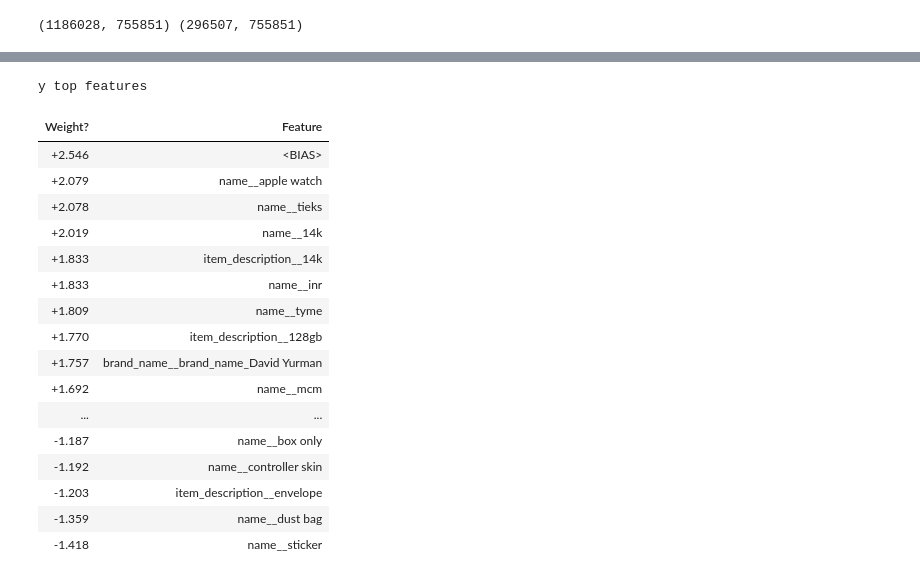
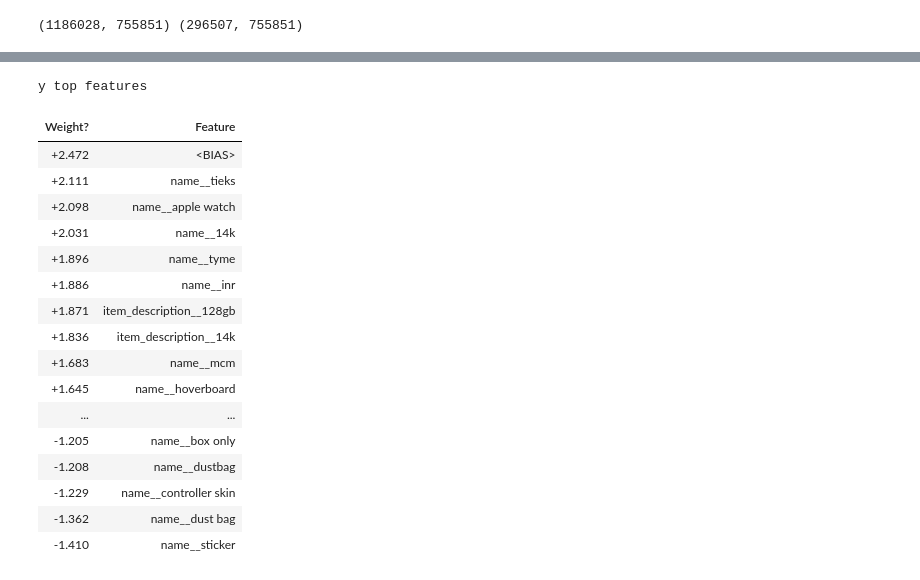
Before and after one commit to mbacvanski/DS4400_PricePrediction, a Jupyter notebook: jason_ridge_explained.ipynb, the cells around one changed output, grey strips where cells are left out. Saved outputs shown, nothing was run; the diff lists cells and outputs as text; code cells hidden in the pictures.

```diff
--- a/jason_ridge_explained.ipynb
+++ b/jason_ridge_explained.ipynb
@@ -189,24 +227,24 @@ Wall time: 6min 49s
 # %%
-eli5.show_weights(model, vec=vectorizer, top=100)
+eli5.show_weights(model, vec=vectorizer, top=(30, 30))
 # %% [output]
 y top features
 | Weight? | Feature |
-| +2.546 | <BIAS> |
-| +2.079 | name__apple watch |
-| +2.078 | name__tieks |
-| +2.019 | name__14k |
-| +1.833 | item_description__14k |
-| +1.833 | name__inr |
-| +1.809 | name__tyme |
-| +1.770 | item_description__128gb |
-| +1.757 | brand_name__brand_name_David Yurman |
-| +1.692 | name__mcm |
+| +2.472 | <BIAS> |
+| +2.111 | name__tieks |
+| +2.098 | name__apple watch |
+| +2.031 | name__14k |
+| +1.896 | name__tyme |
+| +1.886 | name__inr |
+| +1.871 | item_description__128gb |
+| +1.836 | item_description__14k |
+| +1.683 | name__mcm |
+| +1.645 | name__hoverboard |
 | ... | ... |
-| -1.187 | name__box only |
-| -1.192 | name__controller skin |
-| -1.203 | item_description__envelope |
-| -1.359 | name__dust bag |
-| -1.418 | name__sticker |
+| -1.205 | name__box only |
+| -1.208 | name__dustbag |
+| -1.229 | name__controller skin |
+| -1.362 | name__dust bag |
+| -1.410 | name__sticker |
 # %%
 import pickle
 
```
Also changed, not shown: parts of 7 cells of this notebook.
